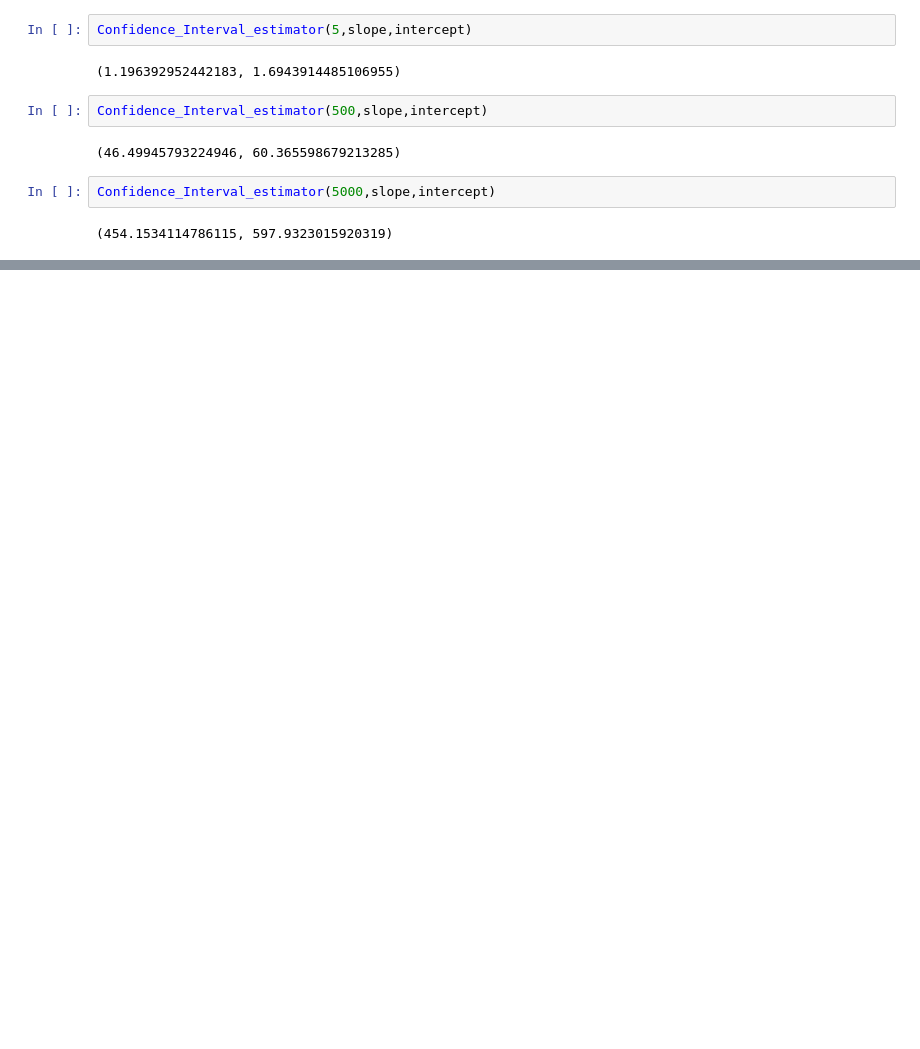
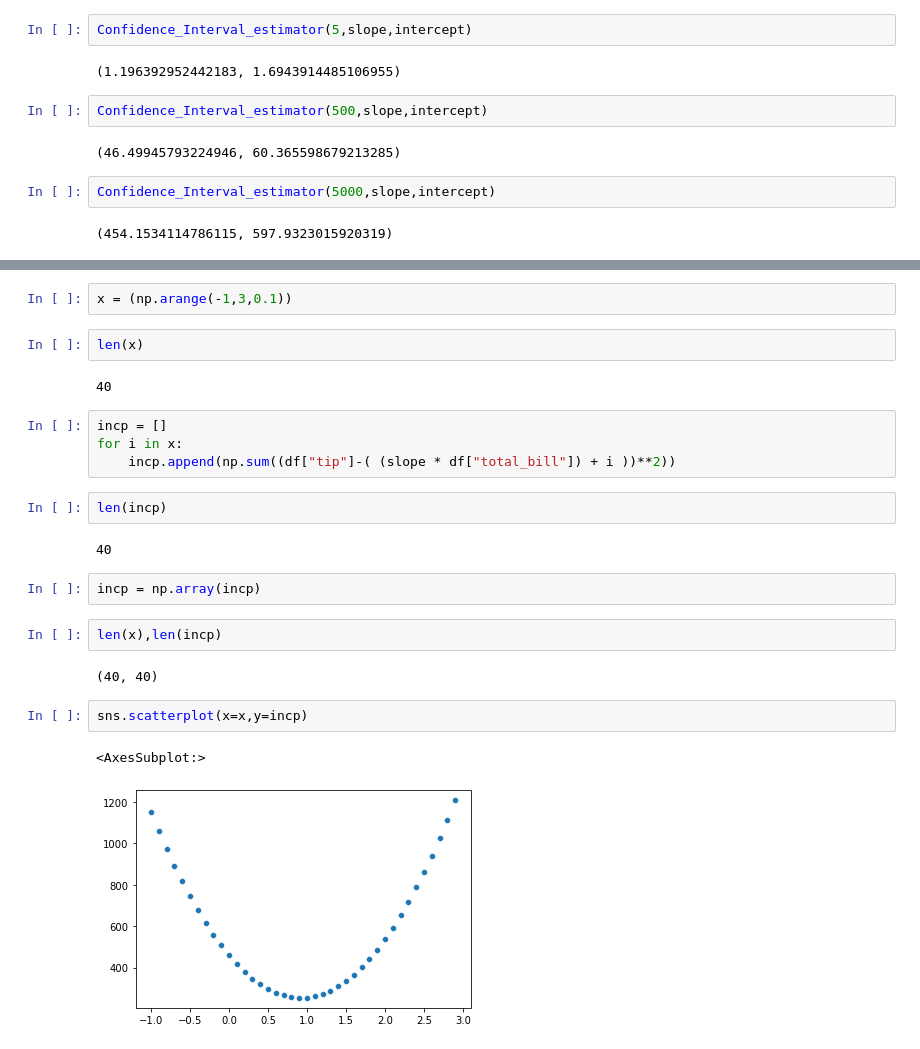
Before and after one commit to 28101991SUNNY/Machine-Learning-, a Jupyter notebook: 02_Simple_Linear Regression .ipynb, the cells around one changed output, grey strips where cells are left out. Cells and saved outputs as stored; diff of their text form; blank space fills up the shorter version.

```diff
--- a/02_Simple_Linear Regression .ipynb
+++ b/02_Simple_Linear Regression .ipynb
@@ -556,0 +577,25 @@ Confidence_Interval_estimator(5000,slope,intercept)
+# %%
+x = (np.arange(-1,3,0.1))
+# %%
+len(x)
+# %% [output]
+40
+# %%
+incp = []
+for i in x:
+    incp.append(np.sum((df["tip"]-( (slope * df["total_bill"]) + i ))**2))
+# %%
+len(incp)
+# %% [output]
+40
+# %%
+incp = np.array(incp)
+# %%
+len(x),len(incp)
+# %% [output]
+(40, 40)
+# %%
+sns.scatterplot(x=x,y=incp)
+# %% [output]
+<AxesSubplot:>
+[figure, added]
```
Also changed, not shown: parts of 25 cells of this notebook.
